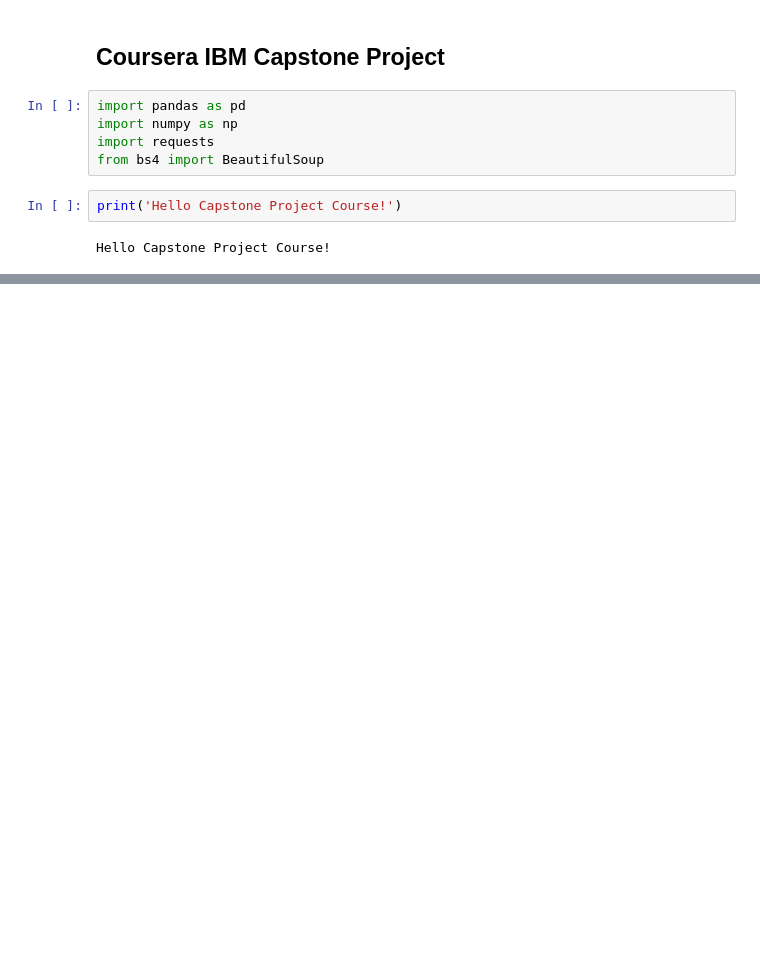
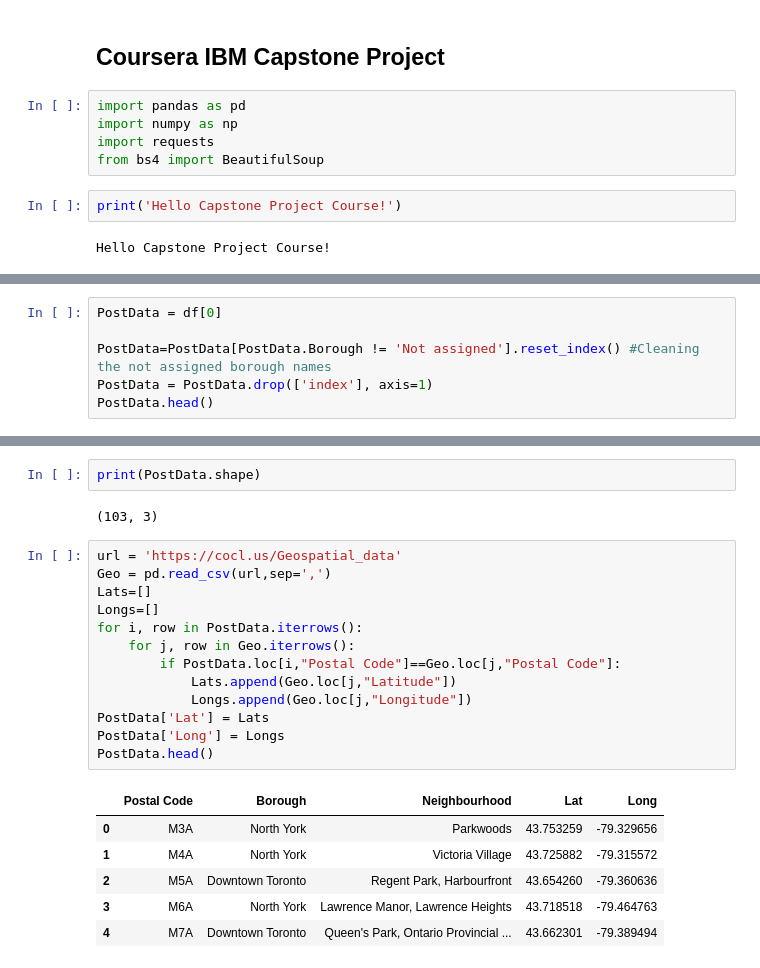
Before and after one commit to shalakatakale/Coursera_Capstone, a Jupyter notebook: Coursera_capstone.ipynb, the cells around one changed output, grey strips where cells are left out. Saved outputs shown, nothing was run; the diff lists cells and outputs as text; blank space fills up the shorter version.

```diff
--- a/Coursera_capstone.ipynb
+++ b/Coursera_capstone.ipynb
@@ -96,0 +40,6 @@ SyntaxError: invalid syntax (<ipython-input-9-6604756b300a>, line 8)
+# %%
+PostData = df[0]
+
+PostData=PostData[PostData.Borough != 'Not assigned'].reset_index() #Cleaning the not assigned borough names
+PostData = PostData.drop(['index'], axis=1)
+PostData.head()
@@ -96,0 +53,24 @@ SyntaxError: invalid syntax (<ipython-input-9-6604756b300a>, line 8)
+# %%
+print(PostData.shape)
+# %% [output]
+(103, 3)
+# %%
+url = 'https://cocl.us/Geospatial_data'
+Geo = pd.read_csv(url,sep=',')
+Lats=[]
+Longs=[]
+for i, row in PostData.iterrows():
+    for j, row in Geo.iterrows():
+        if PostData.loc[i,"Postal Code"]==Geo.loc[j,"Postal Code"]:
+            Lats.append(Geo.loc[j,"Latitude"])
+            Longs.append(Geo.loc[j,"Longitude"])
+PostData['Lat'] = Lats
+PostData['Long'] = Longs
+PostData.head()
+# %% [output]
+|  | Postal Code | Borough | Neighbourhood | Lat | Long |
+| 0 | M3A | North York | Parkwoods | 43.753259 | -79.329656 |
+| 1 | M4A | North York | Victoria Village | 43.725882 | -79.315572 |
+| 2 | M5A | Downtown Toronto | Regent Park, Harbourfront | 43.654260 | -79.360636 |
+| 3 | M6A | North York | Lawrence Manor, Lawrence Heights | 43.718518 | -79.464763 |
+| 4 | M7A | Downtown Toronto | Queen's Park, Ontario Provincial ... | 43.662301 | -79.389494 |
```
Also changed, not shown: parts of 7 cells of this notebook.
